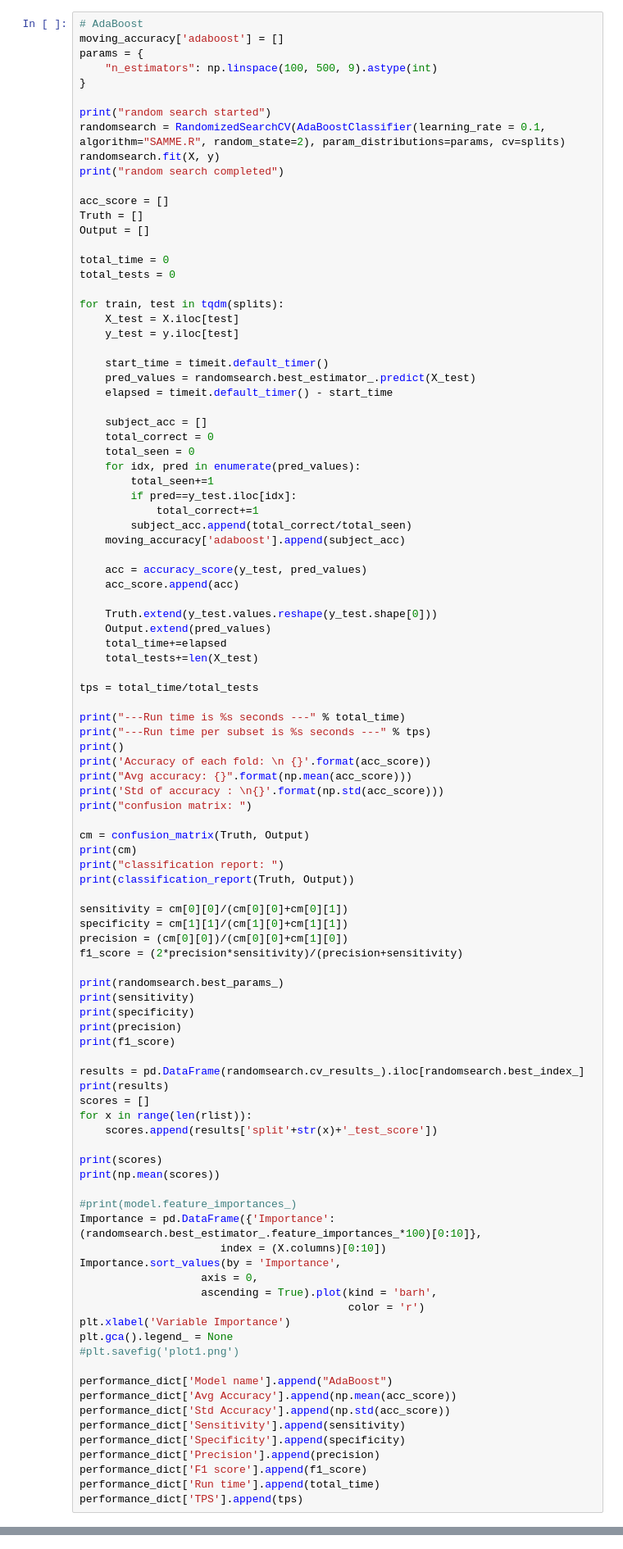
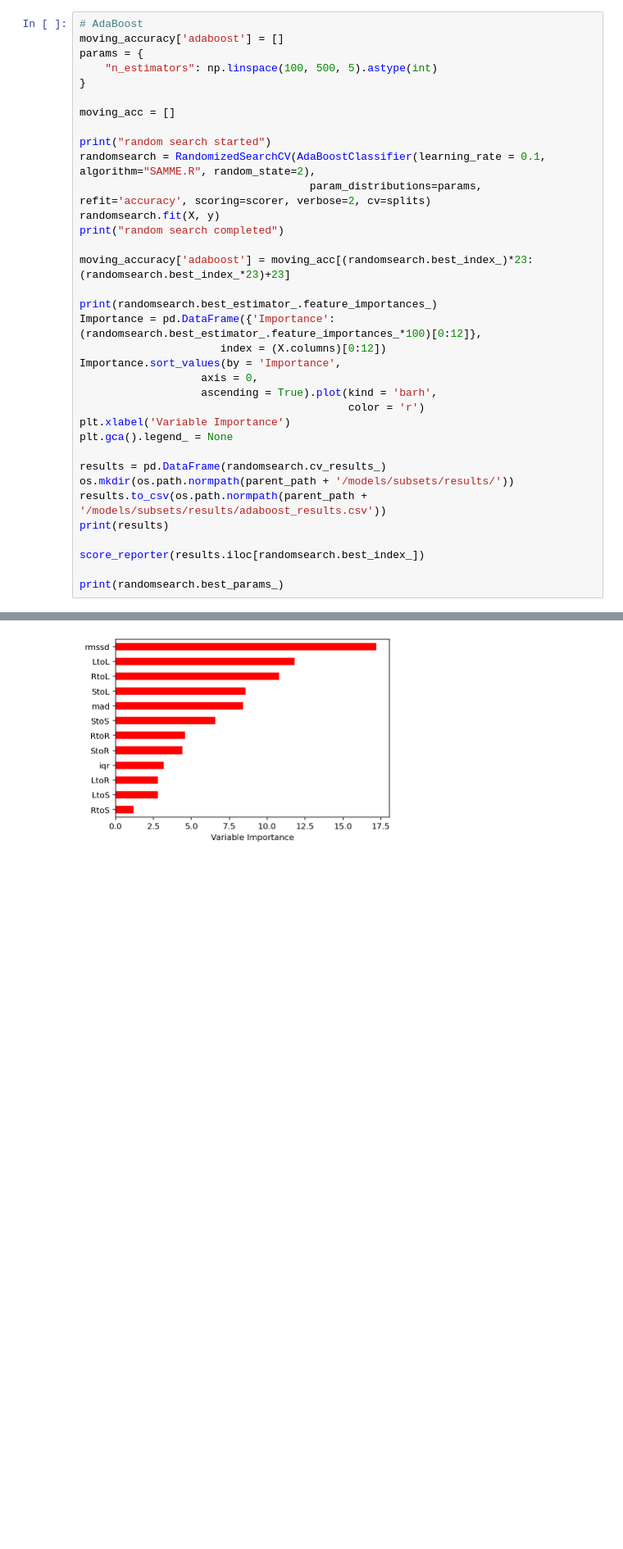
Before and after one commit to SVSM-AFib/2022-svsm-afib-group1, a Jupyter notebook: models/subsets/boosting_1.ipynb, the cells around one changed output, grey strips where cells are left out. Shown at 82% size. Drawn from its saved outputs; the diff is of its cells as text; blank space fills up the shorter version.

Commit message:
whole lotta results whole lotta plots

```diff
--- a/models/subsets/boosting_1.ipynb
+++ b/models/subsets/boosting_1.ipynb
@@ -107,101 +215,36 @@ splits = list(logo.split(X, y, groups=groups))
 # AdaBoost
 moving_accuracy['adaboost'] = []
 params = {
-    "n_estimators": np.linspace(100, 500, 9).astype(int)
+    "n_estimators": np.linspace(100, 500, 5).astype(int)
 }
 
+moving_acc = []
+
 print("random search started")
-randomsearch = RandomizedSearchCV(AdaBoostClassifier(learning_rate = 0.1, algorithm="SAMME.R", random_state=2), param_distributions=params, cv=splits)
+randomsearch = RandomizedSearchCV(AdaBoostClassifier(learning_rate = 0.1, algorithm="SAMME.R", random_state=2),
+                                    param_distributions=params, refit='accuracy', scoring=scorer, verbose=2, cv=splits)
 randomsearch.fit(X, y)
 print("random search completed")
 
-acc_score = []
-Truth = []
-Output = []
+moving_accuracy['adaboost'] = moving_acc[(randomsearch.best_index_)*23:(randomsearch.best_index_*23)+23]
 
-total_time = 0
-total_tests = 0
-
-for train, test in tqdm(splits):
-    X_test = X.iloc[test]
-    y_test = y.iloc[test]
-
-    start_time = timeit.default_timer()
-    pred_values = randomsearch.best_estimator_.predict(X_test)
-    elapsed = timeit.default_timer() - start_time
-
-    subject_acc = []
-    total_correct = 0
-    total_seen = 0
-    for idx, pred in enumerate(pred_values):
-        total_seen+=1
-        if pred==y_test.iloc[idx]:
-            total_correct+=1
-        subject_acc.append(total_correct/total_seen)
-    moving_accuracy['adaboost'].append(subject_acc)
-
-    acc = accuracy_score(y_test, pred_values)
-    acc_score.append(acc)
-
-    Truth.extend(y_test.values.reshape(y_test.shape[0]))
-    Output.extend(pred_values)
-    total_time+=elapsed
-    total_tests+=len(X_test)
-
-tps = total_time/total_tests
-
-print("---Run time is %s seconds ---" % total_time)
-print("---Run time per subset is %s seconds ---" % tps)
-print()
-print('Accuracy of each fold: \n {}'.format(acc_score))
-print("Avg accuracy: {}".format(np.mean(acc_score)))
-print('Std of accuracy : \n{}'.format(np.std(acc_score)))
-print("confusion matrix: ")
-
-cm = confusion_matrix(Truth, Output)
-print(cm)
-print("classification report: ")
-print(classification_report(Truth, Output))
-
-sensitivity = cm[0][0]/(cm[0][0]+cm[0][1])
-specificity = cm[1][1]/(cm[1][0]+cm[1][1])
-precision = (cm[0][0])/(cm[0][0]+cm[1][0])
-f1_score = (2*precision*sensitivity)/(precision+sensitivity)
-
-print(randomsearch.best_params_)
-print(sensitivity)
-print(specificity)
-print(precision)
-print(f1_score)
-
-results = pd.DataFrame(randomsearch.cv_results_).iloc[randomsearch.best_index_]
-print(results)
-scores = []
-for x in range(len(rlist)):
-    scores.append(results['split'+str(x)+'_test_score'])
-
-print(scores)
-print(np.mean(scores))
-
-#print(model.feature_importances_)
-Importance = pd.DataFrame({'Importance':(randomsearch.best_estimator_.feature_importances_*100)[0:10]},
-                      index = (X.columns)[0:10])
+print(randomsearch.best_estimator_.feature_importances_)
+Importance = pd.DataFrame({'Importance':(randomsearch.best_estimator_.feature_importances_*100)[0:12]},
+                      index = (X.columns)[0:12])
 Importance.sort_values(by = 'Importance',
                    axis = 0,
                    ascending = True).plot(kind = 'barh',
                                           color = 'r')
 plt.xlabel('Variable Importance')
 plt.gca().legend_ = None
-#plt.savefig('plot1.png')
 
-performance_dict['Model name'].append("AdaBoost")
-performance_dict['Avg Accuracy'].append(np.mean(acc_score))
-performance_dict['Std Accuracy'].append(np.std(acc_score))
-performance_dict['Sensitivity'].append(sensitivity)
-performance_dict['Specificity'].append(specificity)
-performance_dict['Precision'].append(precision)
-performance_dict['F1 score'].append(f1_score)
-performance_dict['Run time'].append(total_time)
-performance_dict['TPS'].append(tps)
+results = pd.DataFrame(randomsearch.cv_results_)
+os.mkdir(os.path.normpath(parent_path + '/models/subsets/results/'))
+results.to_csv(os.path.normpath(parent_path + '/models/subsets/results/adaboost_results.csv'))
+print(results)
+
+score_reporter(results.iloc[randomsearch.best_index_])
+
+print(randomsearch.best_params_)
 # %% [output]
 random search started
@@ -208,2 +364,3 @@ random search started
+[figure, added]
 # %%
 # Gradient boost (sklearn)
```
Also changed, not shown: parts of 6 cells of this notebook, 7 other files.
